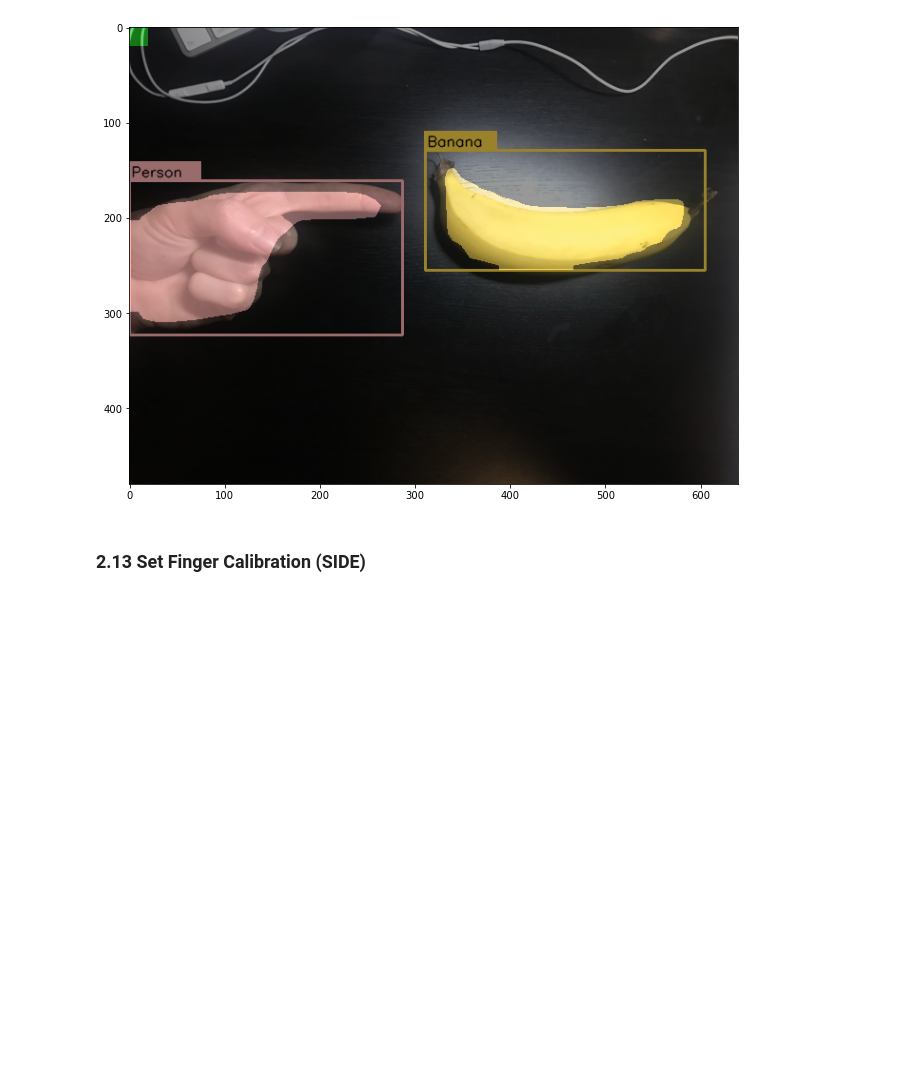
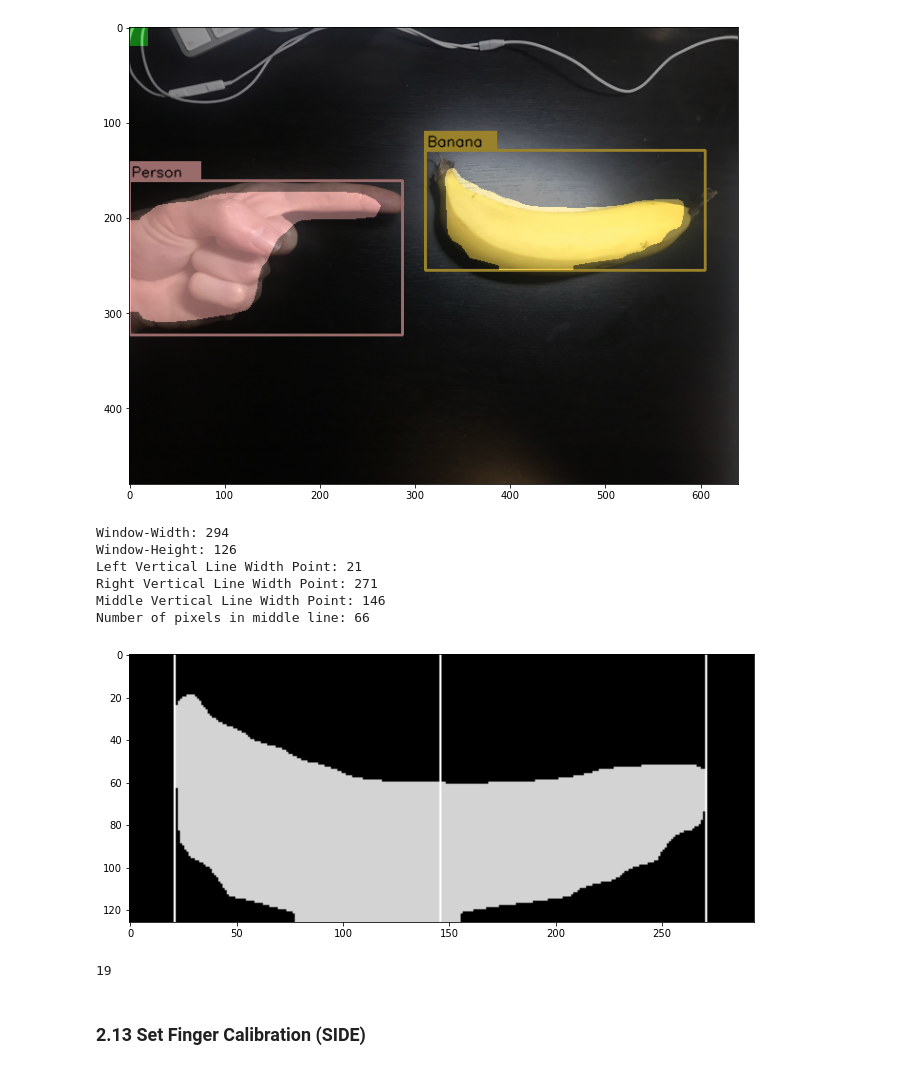
Before and after one commit to kainphoton/METR4911_MaskRCNN, a Jupyter notebook: 100.MaskR-CNN_Top-Side-View_ver6.ipynb, the cells around one changed output. Cells and saved outputs as stored; diff of their text form; code cells hidden in the pictures; blank space fills up the shorter version.

Commit message:
Got the banana volume calculation done

```diff
--- a/100.MaskR-CNN_Top-Side-View_ver6.ipynb
+++ b/100.MaskR-CNN_Top-Side-View_ver6.ipynb
@@ -920,6 +915,20 @@ finger.debugging_calibration()
 Number of pixels in 1cm line: 19
 Number of pixels in 1cm x 1cm square: 361
 [figure]
+# %%
+objects[0].debugging_finger_3_lines_banana()
+# %% [output]
+Window-Width: 294
+Window-Height: 126
+Left Vertical Line Width Point: 21
+Right Vertical Line Width Point: 271
+Middle Vertical Line Width Point: 146
+Number of pixels in middle line: 66
+[figure, added]
+# %%
+objects[0].pixels_per_cm
+# %% [output]
+19
 # %% [markdown]
 ### 2.13 Set Finger Calibration (SIDE)
 # %%
```
Also changed, not shown: parts of 2 cells of this notebook, 1 other file.
